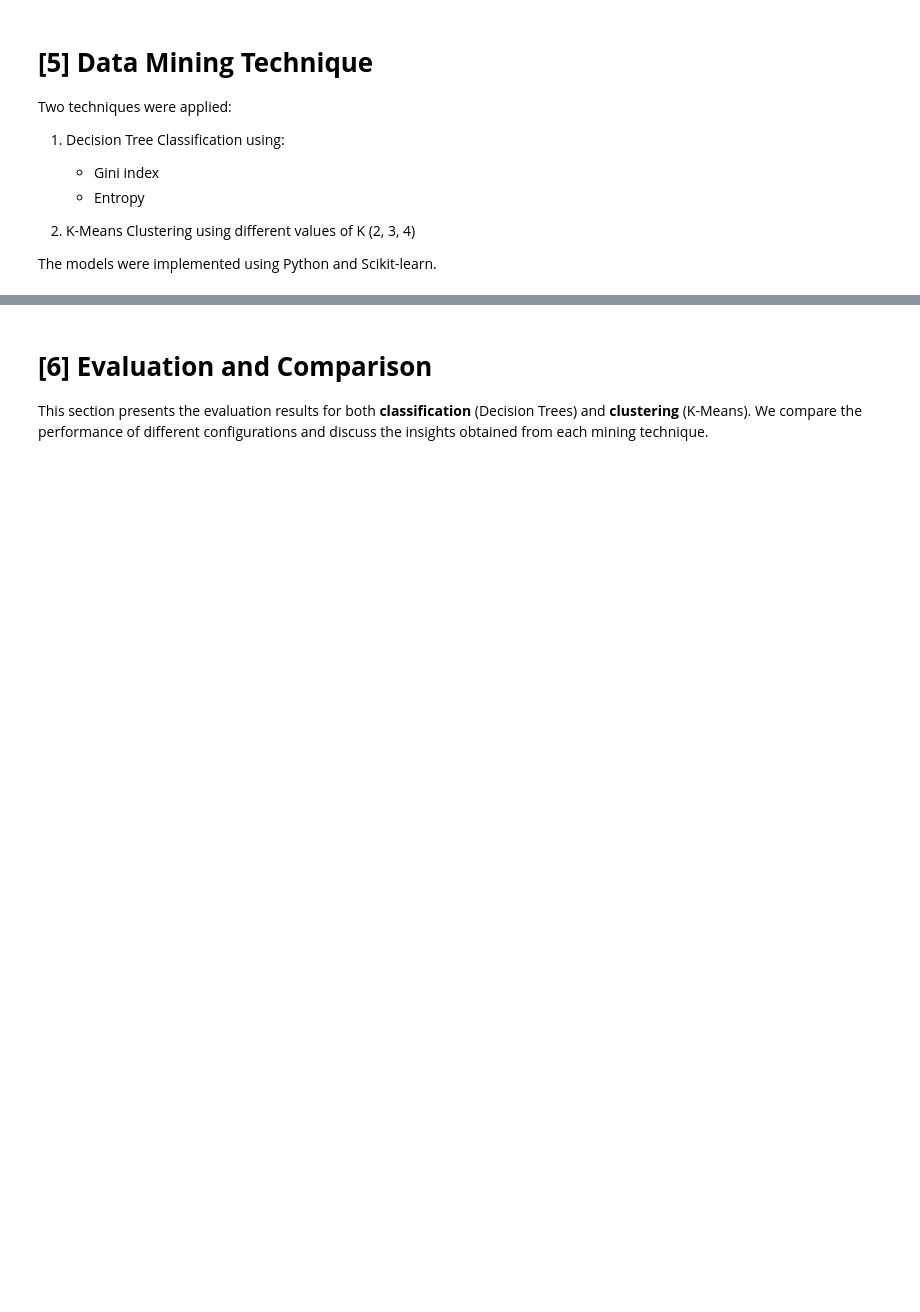
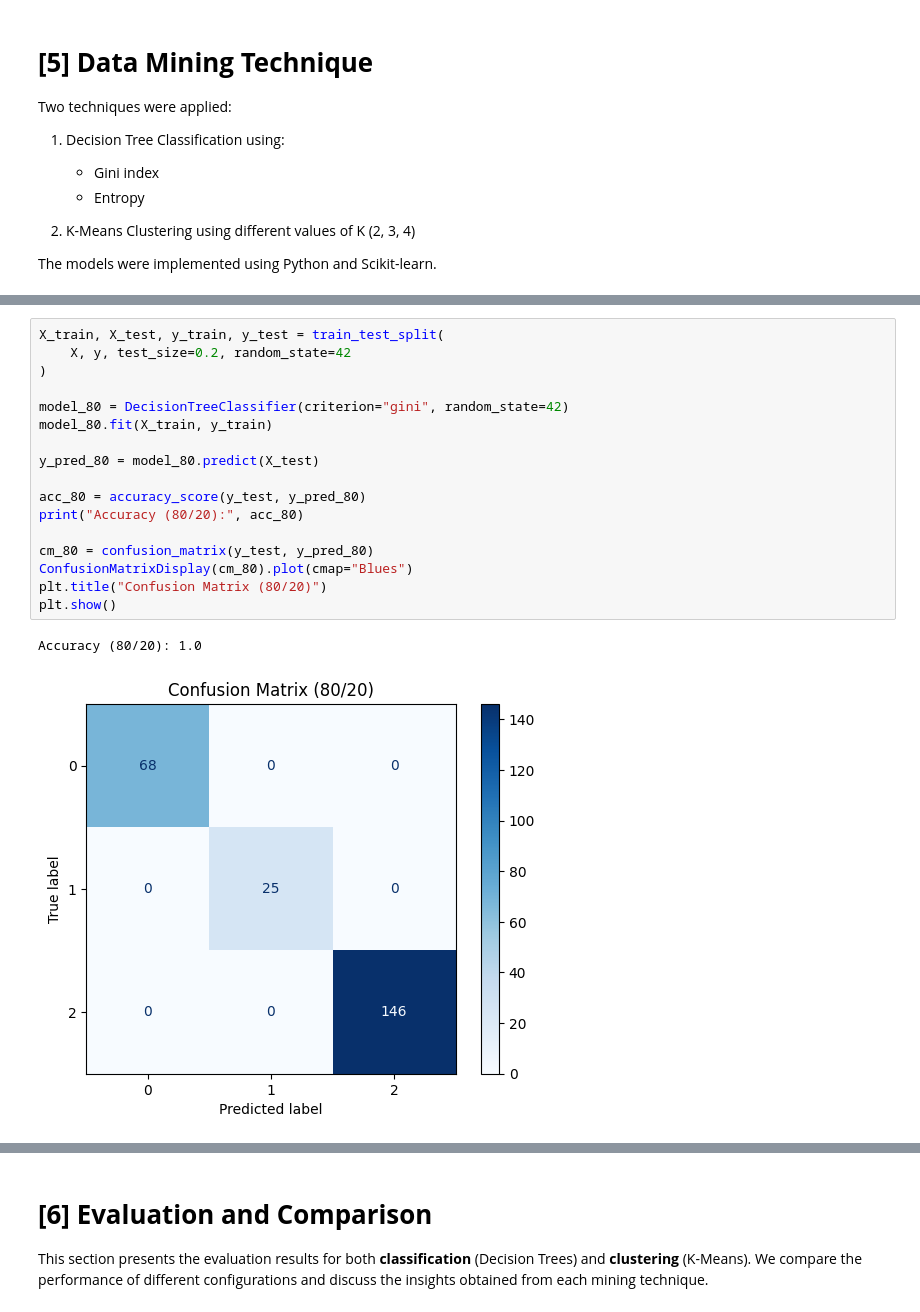
Before and after one commit to hind190/Data-Mining-Project-, a Jupyter notebook: Phase3.ipynb, the cells around one changed output, grey strips where cells are left out. Cells and saved outputs as stored; diff of their text form; blank space fills up the shorter version.

```diff
--- a/Phase3.ipynb
+++ b/Phase3.ipynb
@@ -61,0 +114,20 @@ The models were implemented using Python and Scikit-learn.
+# %%
+X_train, X_test, y_train, y_test = train_test_split(
+    X, y, test_size=0.2, random_state=42
+)
+
+model_80 = DecisionTreeClassifier(criterion="gini", random_state=42)
+model_80.fit(X_train, y_train)
+
+y_pred_80 = model_80.predict(X_test)
+
+acc_80 = accuracy_score(y_test, y_pred_80)
+print("Accuracy (80/20):", acc_80)
+
+cm_80 = confusion_matrix(y_test, y_pred_80)
+ConfusionMatrixDisplay(cm_80).plot(cmap="Blues")
+plt.title("Confusion Matrix (80/20)")
+plt.show()
+# %% [output]
+Accuracy (80/20): 1.0
+[figure, added]
```
Also changed, not shown: parts of 30 cells of this notebook.
